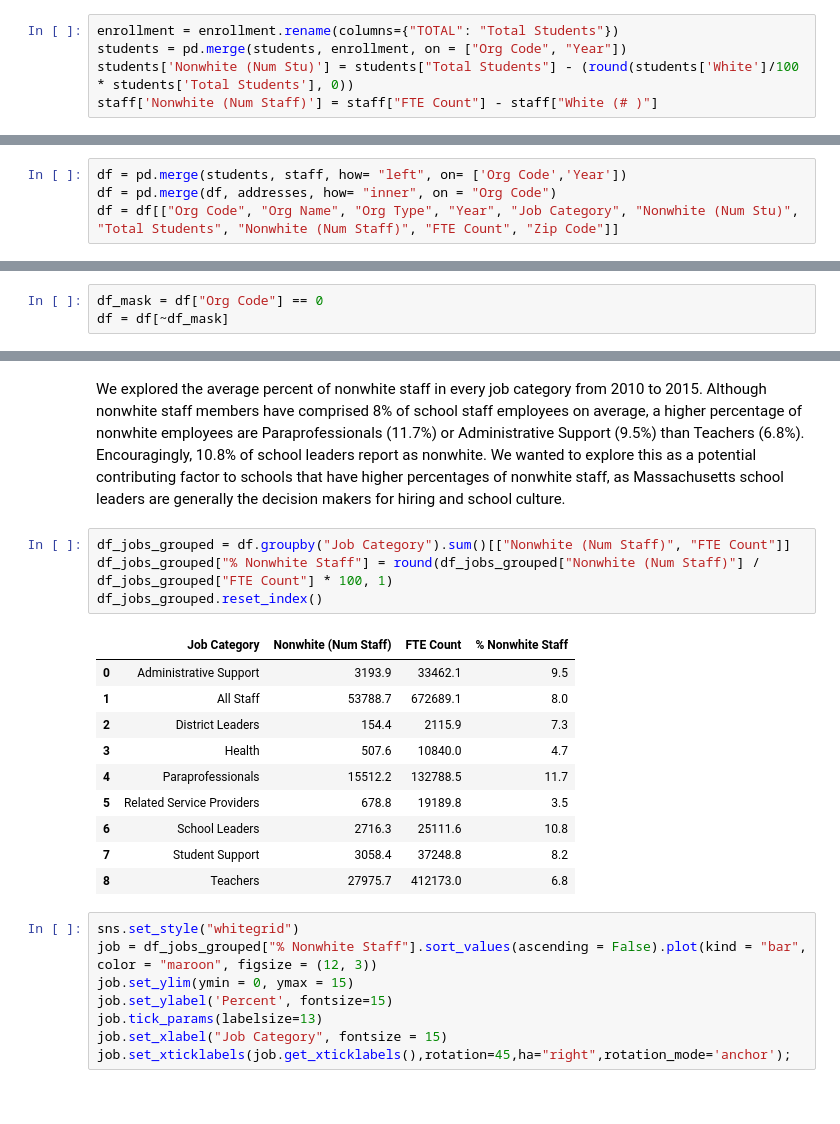
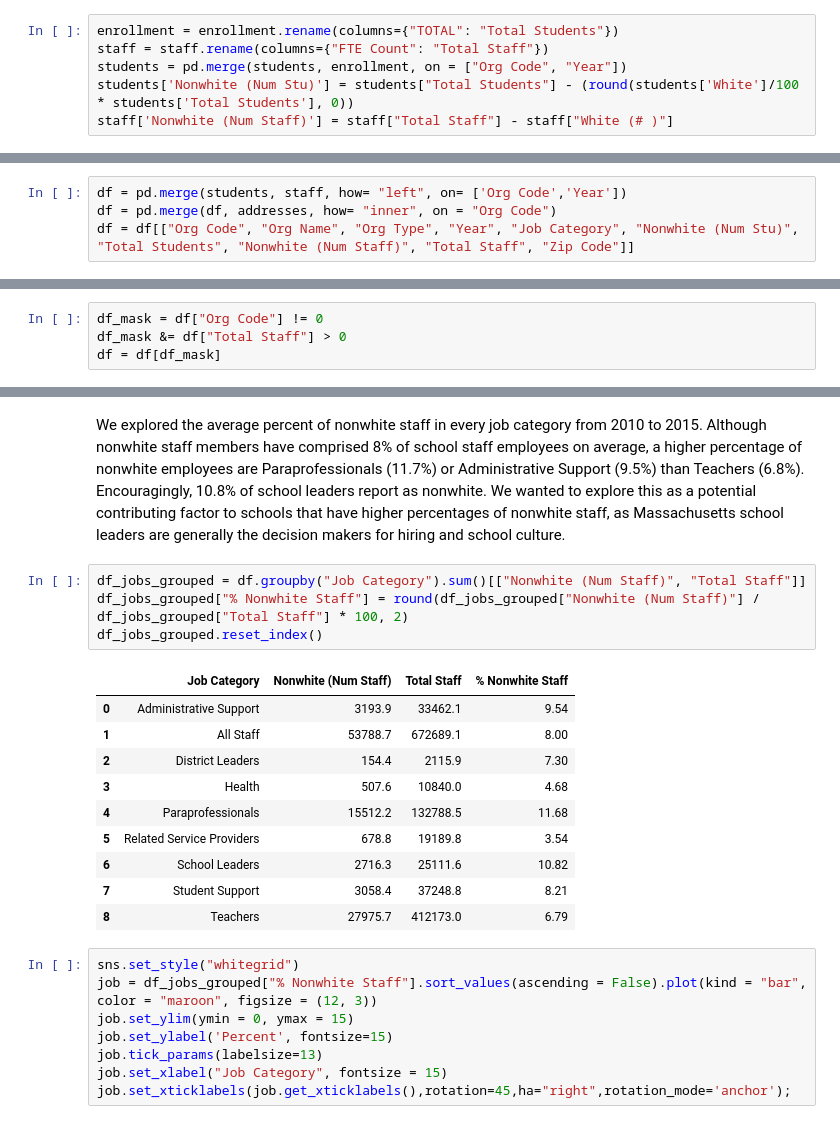
Before and after one commit to jill-k/school-staff-demographics, a Jupyter notebook: analysis/Final Write-Up Skeleton.ipynb, the cells around one changed output, grey strips where cells are left out. Cells and saved outputs as stored; diff of their text form.

```diff
--- a/analysis/Final Write-Up Skeleton.ipynb
+++ b/analysis/Final Write-Up Skeleton.ipynb
@@ -22,5 +23,6 @@ Calculate total number of nonwhite students and staff for weighted averages
 # %%
 enrollment = enrollment.rename(columns={"TOTAL": "Total Students"})
+staff = staff.rename(columns={"FTE Count": "Total Staff"})
 students = pd.merge(students, enrollment, on = ["Org Code", "Year"])
 students['Nonwhite (Num Stu)'] = students["Total Students"] - (round(students['White']/100 * students['Total Students'], 0))
-staff['Nonwhite (Num Staff)'] = staff["FTE Count"] - staff["White (# )"]
+staff['Nonwhite (Num Staff)'] = staff["Total Staff"] - staff["White (# )"]
@@ -27,4 +31,4 @@ staff['Nonwhite (Num Staff)'] = staff["FTE Count"] - staff["White (# )"]
 # %%
 df = pd.merge(students, staff, how= "left", on= ['Org Code','Year'])
 df = pd.merge(df, addresses, how= "inner", on = "Org Code")
-df = df[["Org Code", "Org Name", "Org Type", "Year", "Job Category", "Nonwhite (Num Stu)", "Total Students", "Nonwhite (Num Staff)", "FTE Count", "Zip Code"]]
+df = df[["Org Code", "Org Name", "Org Type", "Year", "Job Category", "Nonwhite (Num Stu)", "Total Students", "Nonwhite (Num Staff)", "Total Staff", "Zip Code"]]
@@ -33,6 +37,7 @@ Remove state totals
 # %%
-df_mask = df["Org Code"] == 0
-df = df[~df_mask]
+df_mask = df["Org Code"] != 0
+df_mask &= df["Total Staff"] > 0
+df = df[df_mask]
 # %% [markdown]
 ## What is the breakdown of staff race/ethnicity within the following school employee roles in Massachusetts: principal, administrator, teacher, and support staff?
 # %% [markdown]
@@ -70,20 +77,20 @@ Since fewer than 10% of staff members in Massachusetts schools are nonwhite, we
 # %% [markdown]
 We explored the average percent of nonwhite staff in every job category from 2010 to 2015. Although nonwhite staff members have comprised 8% of school staff employees on average, a higher percentage of nonwhite employees are Paraprofessionals (11.7%) or Administrative Support (9.5%) than Teachers (6.8%). Encouragingly, 10.8% of school leaders report as nonwhite. We wanted to explore this as a potential contributing factor to schools that have higher percentages of nonwhite staff, as Massachusetts school leaders are generally the decision makers for hiring and school culture.
 # %%
-df_jobs_grouped = df.groupby("Job Category").sum()[["Nonwhite (Num Staff)", "FTE Count"]]
-df_jobs_grouped["% Nonwhite Staff"] = round(df_jobs_grouped["Nonwhite (Num Staff)"] / df_jobs_grouped["FTE Count"] * 100, 1)
+df_jobs_grouped = df.groupby("Job Category").sum()[["Nonwhite (Num Staff)", "Total Staff"]]
+df_jobs_grouped["% Nonwhite Staff"] = round(df_jobs_grouped["Nonwhite (Num Staff)"] / df_jobs_grouped["Total Staff"] * 100, 2)
 df_jobs_grouped.reset_index()
 # %% [output]
-|  | Job Category | Nonwhite (Num Staff) | FTE Count | % Nonwhite Staff |
-| 0 | Administrative Support | 3193.9 | 33462.1 | 9.5 |
-| 1 | All Staff | 53788.7 | 672689.1 | 8.0 |
-| 2 | District Leaders | 154.4 | 2115.9 | 7.3 |
-| 3 | Health | 507.6 | 10840.0 | 4.7 |
-| 4 | Paraprofessionals | 15512.2 | 132788.5 | 11.7 |
-| 5 | Related Service Providers | 678.8 | 19189.8 | 3.5 |
-| 6 | School Leaders | 2716.3 | 25111.6 | 10.8 |
-| 7 | Student Support | 3058.4 | 37248.8 | 8.2 |
-| 8 | Teachers | 27975.7 | 412173.0 | 6.8 |
+|  | Job Category | Nonwhite (Num Staff) | Total Staff | % Nonwhite Staff |
+| 0 | Administrative Support | 3193.9 | 33462.1 | 9.54 |
+| 1 | All Staff | 53788.7 | 672689.1 | 8.00 |
+| 2 | District Leaders | 154.4 | 2115.9 | 7.30 |
+| 3 | Health | 507.6 | 10840.0 | 4.68 |
+| 4 | Paraprofessionals | 15512.2 | 132788.5 | 11.68 |
+| 5 | Related Service Providers | 678.8 | 19189.8 | 3.54 |
+| 6 | School Leaders | 2716.3 | 25111.6 | 10.82 |
+| 7 | Student Support | 3058.4 | 37248.8 | 8.21 |
+| 8 | Teachers | 27975.7 | 412173.0 | 6.79 |
 # %%
 sns.set_style("whitegrid")
 job = df_jobs_grouped["% Nonwhite Staff"].sort_values(ascending = False).plot(kind = "bar", color = "maroon", figsize = (12, 3))
```
Also changed, not shown: parts of 32 cells of this notebook.
